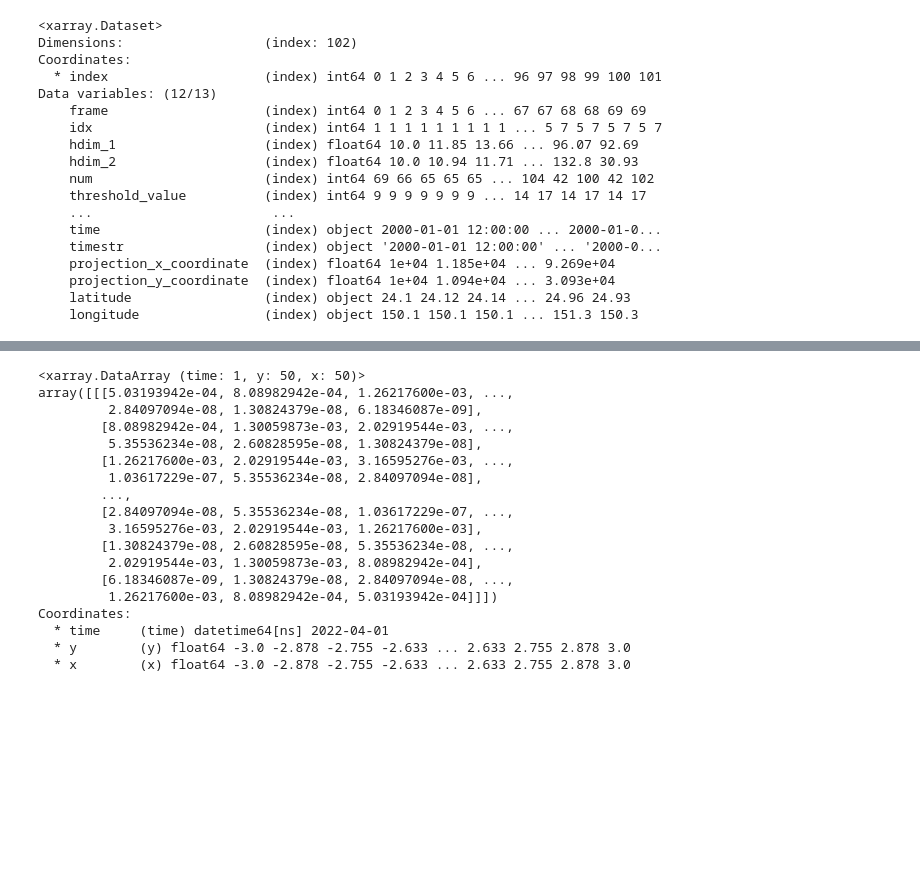
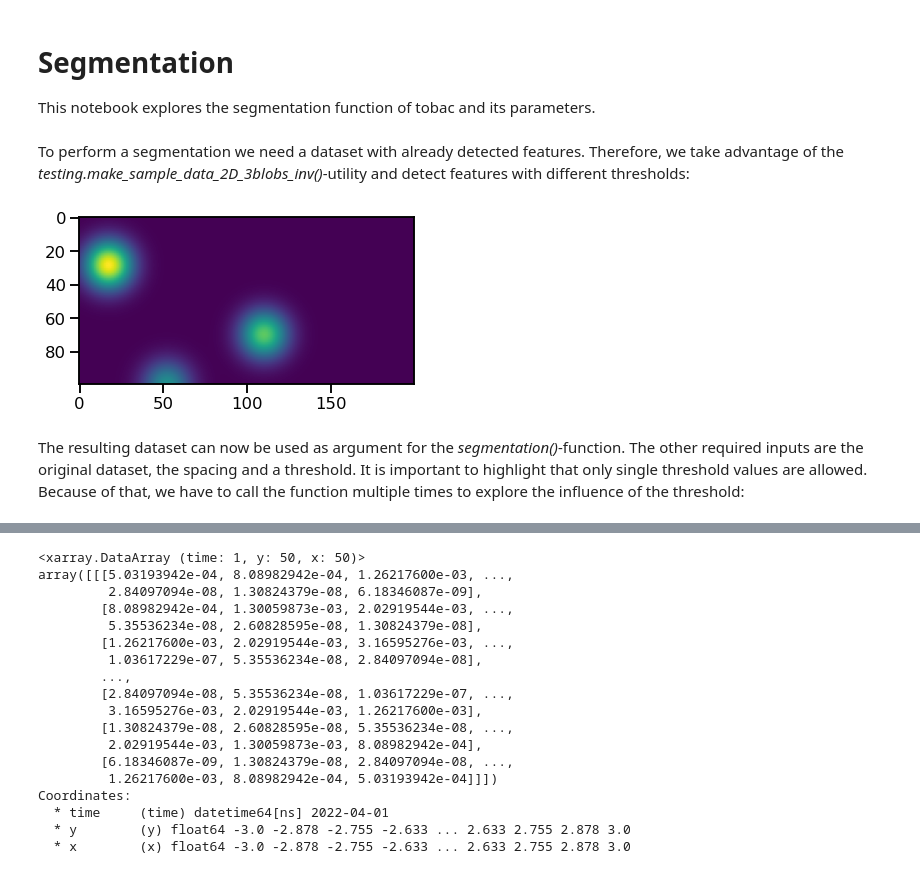
Before and after one commit to tobac-project/tobac-tutorials, a Jupyter notebook: tutorials/Basics/Segmentation.ipynb, the cells around one changed output, grey strips where cells are left out. Cells and saved outputs as stored; diff of their text form; code cells hidden in the pictures; blank space fills up the shorter version.

```diff
--- a/tutorials/Basics/Segmentation.ipynb
+++ b/tutorials/Basics/Segmentation.ipynb
@@ -1,2 +1,6 @@
+# %% [markdown]
+# Segmentation
+
+This notebook explores the segmentation function of tobac and its parameters.
 # %%
 import tobac
@@ -3,33 +12,20 @@ import tobac
+# %% [markdown]
+To perform a segmentation we need a dataset with already detected features. Therefore, we take advantage of the *testing.make_sample_data_2D_3blobs_inv()*-utility and detect features with different thresholds:
 # %%
 data = tobac.testing.make_sample_data_2D_3blobs_inv()
 dxy, dt = tobac.utils.get_spacings(data)
 thresholds = [9, 14, 17]
+plt.imshow(data[50])
+plt.show()
+# %% [output]
+[figure, added]
 # %%
 %%capture
 features = tobac.themes.tobac_v1.feature_detection_multithreshold(data, dxy, thresholds)
+# %% [markdown]
+The resulting dataset can now be used as argument for the *segmentation()*-function. The other required inputs are the original dataset, the spacing and a threshold. It is important to highlight that only single threshold values  are allowed. Because of that, we have to call the function multiple times to explore the influence of the threshold:
 # %%
 %%capture
 mask_1, features_mask_1 = tobac.themes.tobac_v1.segmentation(features, data, dxy, threshold=9)
 mask_2, features_mask_2 = tobac.themes.tobac_v1.segmentation(features, data, dxy, threshold=14)
 mask_3, features_mask_3 = tobac.themes.tobac_v1.segmentation(features, data, dxy, threshold=17)
-# %%
-features
-# %% [output]
-<xarray.Dataset>
-Dimensions:                  (index: 102)
-Coordinates:
-  * index                    (index) int64 0 1 2 3 4 5 6 ... 96 97 98 99 100 101
-Data variables: (12/13)
-    frame                    (index) int64 0 1 2 3 4 5 6 ... 67 67 68 68 69 69
-    idx                      (index) int64 1 1 1 1 1 1 1 1 1 ... 5 7 5 7 5 7 5 7
-    hdim_1                   (index) float64 10.0 11.85 13.66 ... 96.07 92.69
-    hdim_2                   (index) float64 10.0 10.94 11.71 ... 132.8 30.93
-    num                      (index) int64 69 66 65 65 65 ... 104 42 100 42 102
-    threshold_value          (index) int64 9 9 9 9 9 9 9 ... 14 17 14 17 14 17
-    ...                       ...
-    time                     (index) object 2000-01-01 12:00:00 ... 2000-01-0...
-    timestr                  (index) object '2000-01-01 12:00:00' ... '2000-0...
-    projection_x_coordinate  (index) float64 1e+04 1.185e+04 ... 9.269e+04
-    projection_y_coordinate  (index) float64 1e+04 1.094e+04 ... 3.093e+04
-    latitude                 (index) object 24.1 24.12 24.14 ... 24.96 24.93
-    longitude                (index) object 150.1 150.1 150.1 ... 151.3 150.3
```
Also changed, not shown: parts of 29 cells of this notebook.
